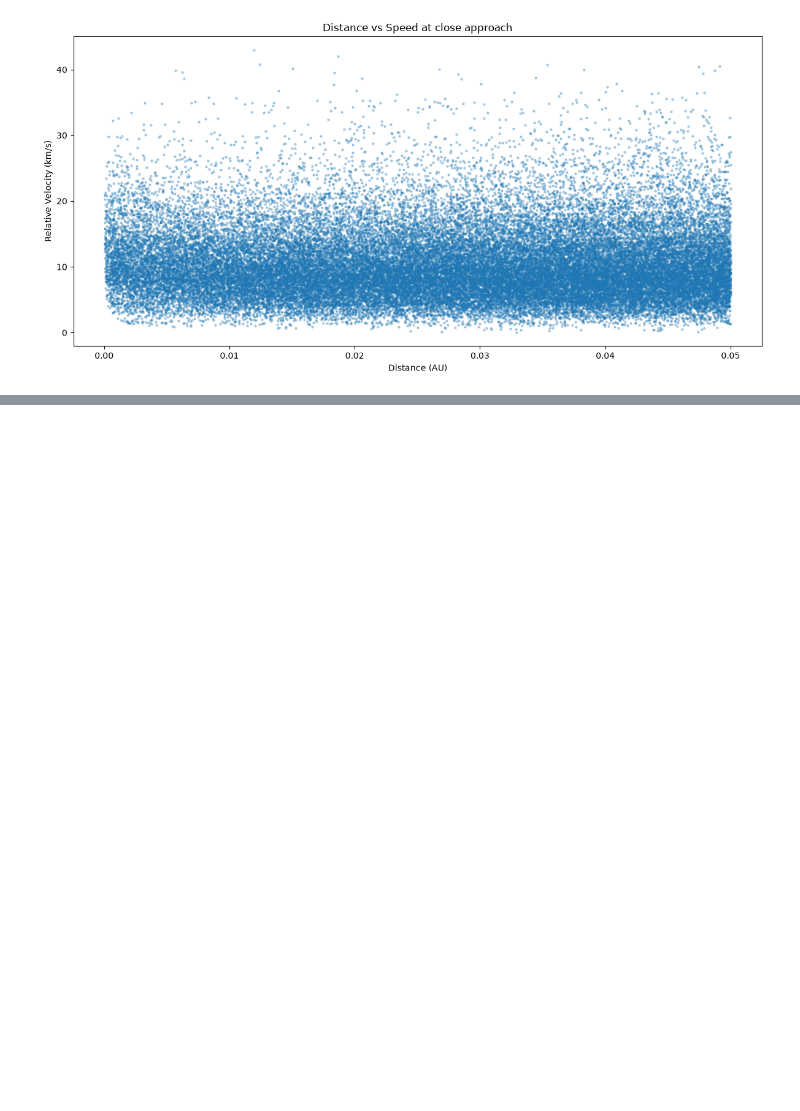
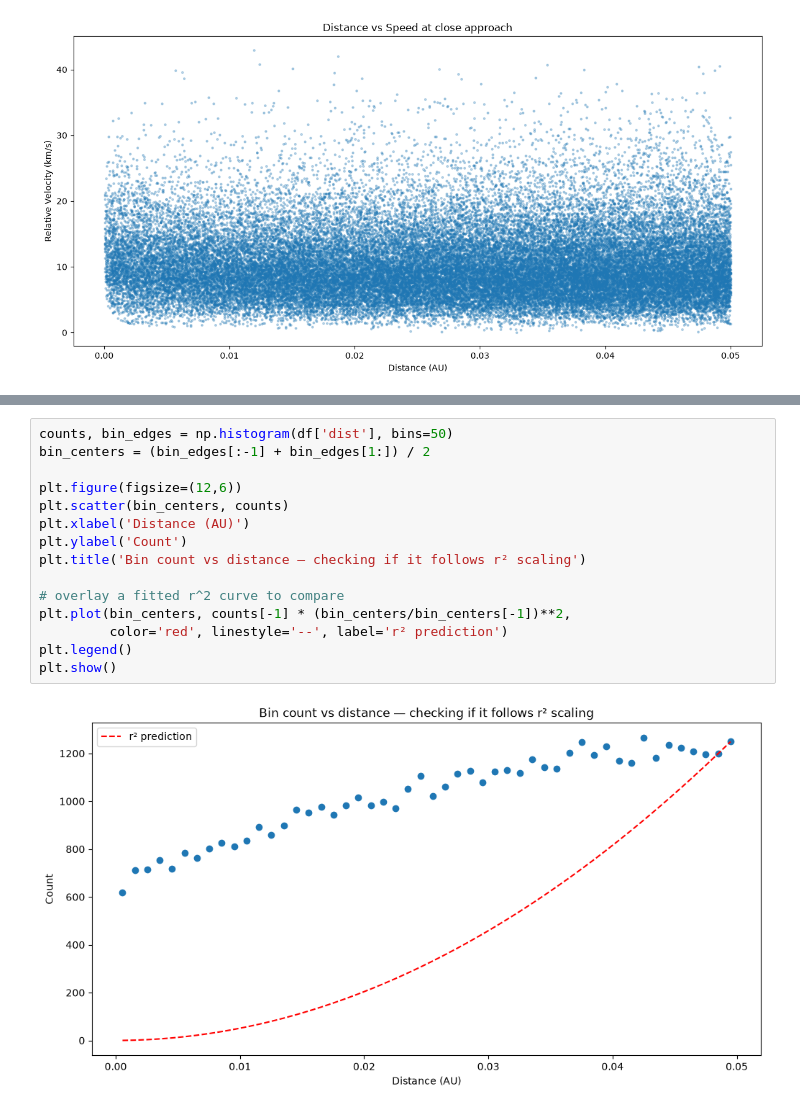
Before and after one commit to lashvv/nasa-neo-analysis, a Jupyter notebook: notebooks/04_eda.ipynb, the cells around one changed output, grey strips where cells are left out. Cells and saved outputs as stored; diff of their text form; blank space fills up the shorter version.

```diff
--- a/notebooks/04_eda.ipynb
+++ b/notebooks/04_eda.ipynb
@@ -38,0 +58,17 @@ plt.show()
+# %%
+counts, bin_edges = np.histogram(df['dist'], bins=50)
+bin_centers = (bin_edges[:-1] + bin_edges[1:]) / 2
+
+plt.figure(figsize=(12,6))
+plt.scatter(bin_centers, counts)
+plt.xlabel('Distance (AU)')
+plt.ylabel('Count')
+plt.title('Bin count vs distance — checking if it follows r² scaling')
+
+# overlay a fitted r^2 curve to compare
+plt.plot(bin_centers, counts[-1] * (bin_centers/bin_centers[-1])**2,
+         color='red', linestyle='--', label='r² prediction')
+plt.legend()
+plt.show()
+# %% [output]
+[figure, added]
```
Also changed, not shown: parts of 5 cells of this notebook.
